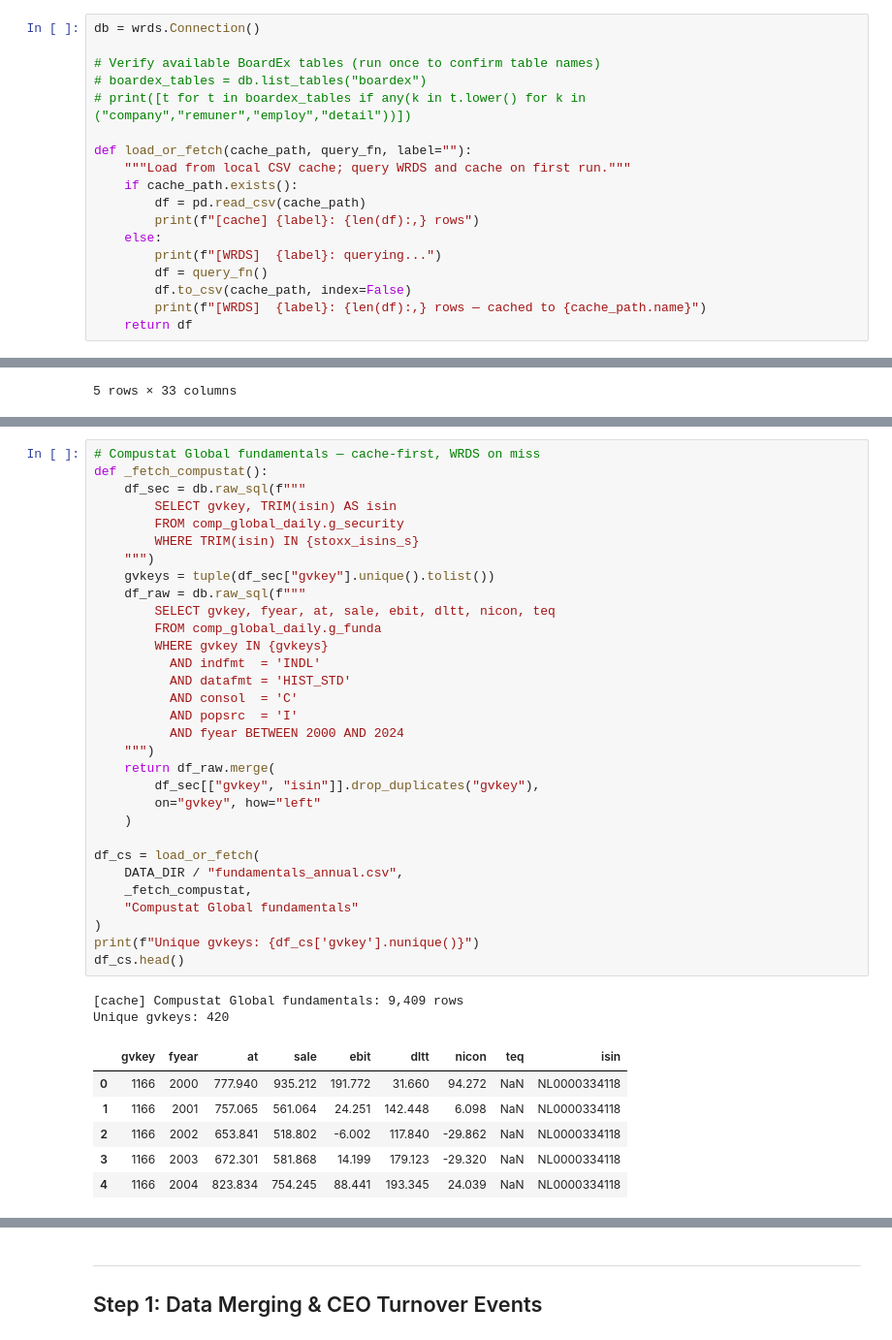
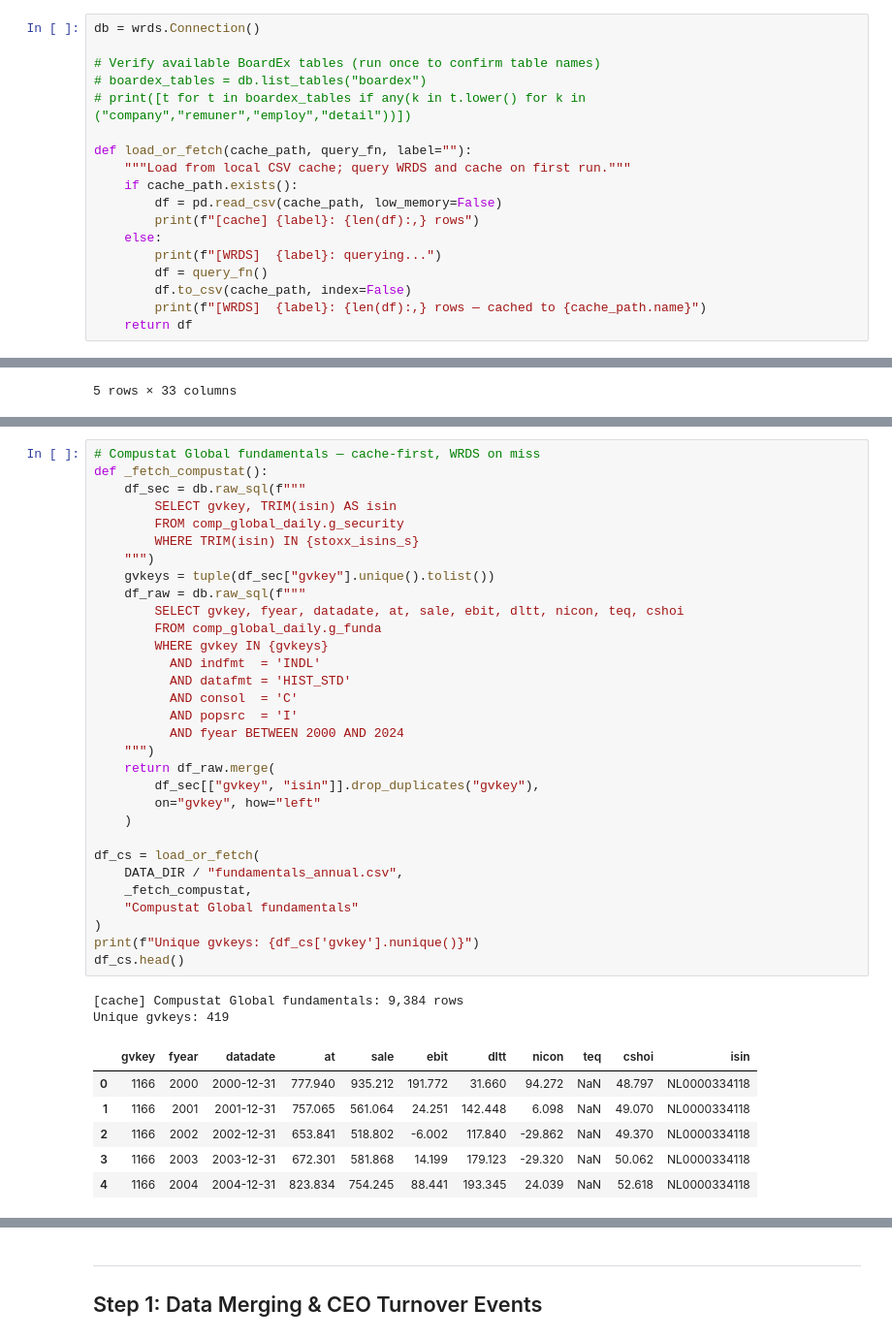
Before and after one commit to firrm/DAI, a Jupyter notebook: mission/proposals_st26/mission_proposal_Akbar-Zduńczyk.ipynb, the cells around one changed output, grey strips where cells are left out. Shown at 97% size. Drawn from its saved outputs; the diff is of its cells as text.

```diff
--- a/mission/proposals_st26/mission_proposal_Akbar-Zduńczyk.ipynb
+++ b/mission/proposals_st26/mission_proposal_Akbar-Zduńczyk.ipynb
@@ -105,7 +122,7 @@ db = wrds.Connection()
 def load_or_fetch(cache_path, query_fn, label=""):
     """Load from local CSV cache; query WRDS and cache on first run."""
     if cache_path.exists():
-        df = pd.read_csv(cache_path)
+        df = pd.read_csv(cache_path, low_memory=False)
         print(f"[cache] {label}: {len(df):,} rows")
     else:
         print(f"[WRDS]  {label}: querying...")
@@ -352,39 +268,39 @@ See https://pandas.pydata.org/docs/user_guide/migration-3-strings.html#string-mi
 # Compustat Global fundamentals — cache-first, WRDS on miss
 def _fetch_compustat():
     df_sec = db.raw_sql(f"""
         SELECT gvkey, TRIM(isin) AS isin
         FROM comp_global_daily.g_security
         WHERE TRIM(isin) IN {stoxx_isins_s}
     """)
     gvkeys = tuple(df_sec["gvkey"].unique().tolist())
     df_raw = db.raw_sql(f"""
-        SELECT gvkey, fyear, at, sale, ebit, dltt, nicon, teq
+        SELECT gvkey, fyear, datadate, at, sale, ebit, dltt, nicon, teq, cshoi
         FROM comp_global_daily.g_funda
         WHERE gvkey IN {gvkeys}
           AND indfmt  = 'INDL'
           AND datafmt = 'HIST_STD'
           AND consol  = 'C'
           AND popsrc  = 'I'
           AND fyear BETWEEN 2000 AND 2024
     """)
     return df_raw.merge(
         df_sec[["gvkey", "isin"]].drop_duplicates("gvkey"),
         on="gvkey", how="left"
     )
 
 df_cs = load_or_fetch(
     DATA_DIR / "fundamentals_annual.csv",
     _fetch_compustat,
     "Compustat Global fundamentals"
 )
 print(f"Unique gvkeys: {df_cs['gvkey'].nunique()}")
 df_cs.head()
 # %% [output]
-[cache] Compustat Global fundamentals: 9,409 rows
-Unique gvkeys: 420
+[cache] Compustat Global fundamentals: 9,384 rows
+Unique gvkeys: 419
-|  | gvkey | fyear | at | sale | ebit | dltt | nicon | teq | isin |
-| 0 | 1166 | 2000 | 777.940 | 935.212 | 191.772 | 31.660 | 94.272 | NaN | NL0000334118 |
-| 1 | 1166 | 2001 | 757.065 | 561.064 | 24.251 | 142.448 | 6.098 | NaN | NL0000334118 |
-| 2 | 1166 | 2002 | 653.841 | 518.802 | -6.002 | 117.840 | -29.862 | NaN | NL0000334118 |
-| 3 | 1166 | 2003 | 672.301 | 581.868 | 14.199 | 179.123 | -29.320 | NaN | NL0000334118 |
-| 4 | 1166 | 2004 | 823.834 | 754.245 | 88.441 | 193.345 | 24.039 | NaN | NL0000334118 |
+|  | gvkey | fyear | datadate | at | sale | ebit | dltt | nicon | teq | cshoi | isin |
+| 0 | 1166 | 2000 | 2000-12-31 | 777.940 | 935.212 | 191.772 | 31.660 | 94.272 | NaN | 48.797 | NL0000334118 |
+| 1 | 1166 | 2001 | 2001-12-31 | 757.065 | 561.064 | 24.251 | 142.448 | 6.098 | NaN | 49.070 | NL0000334118 |
+| 2 | 1166 | 2002 | 2002-12-31 | 653.841 | 518.802 | -6.002 | 117.840 | -29.862 | NaN | 49.370 | NL0000334118 |
+| 3 | 1166 | 2003 | 2003-12-31 | 672.301 | 581.868 | 14.199 | 179.123 | -29.320 | NaN | 50.062 | NL0000334118 |
+| 4 | 1166 | 2004 | 2004-12-31 | 823.834 | 754.245 | 88.441 | 193.345 | 24.039 | NaN | 52.618 | NL0000334118 |
```
Also changed, not shown: parts of 43 cells of this notebook.
